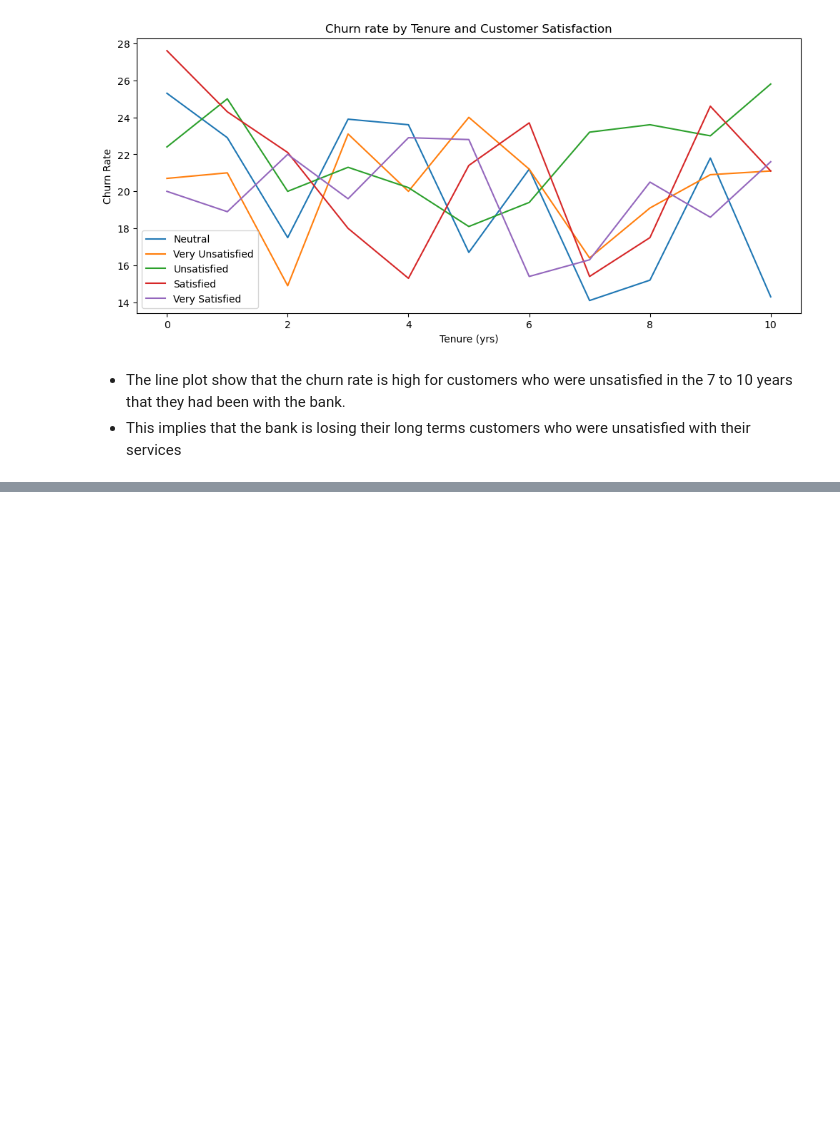
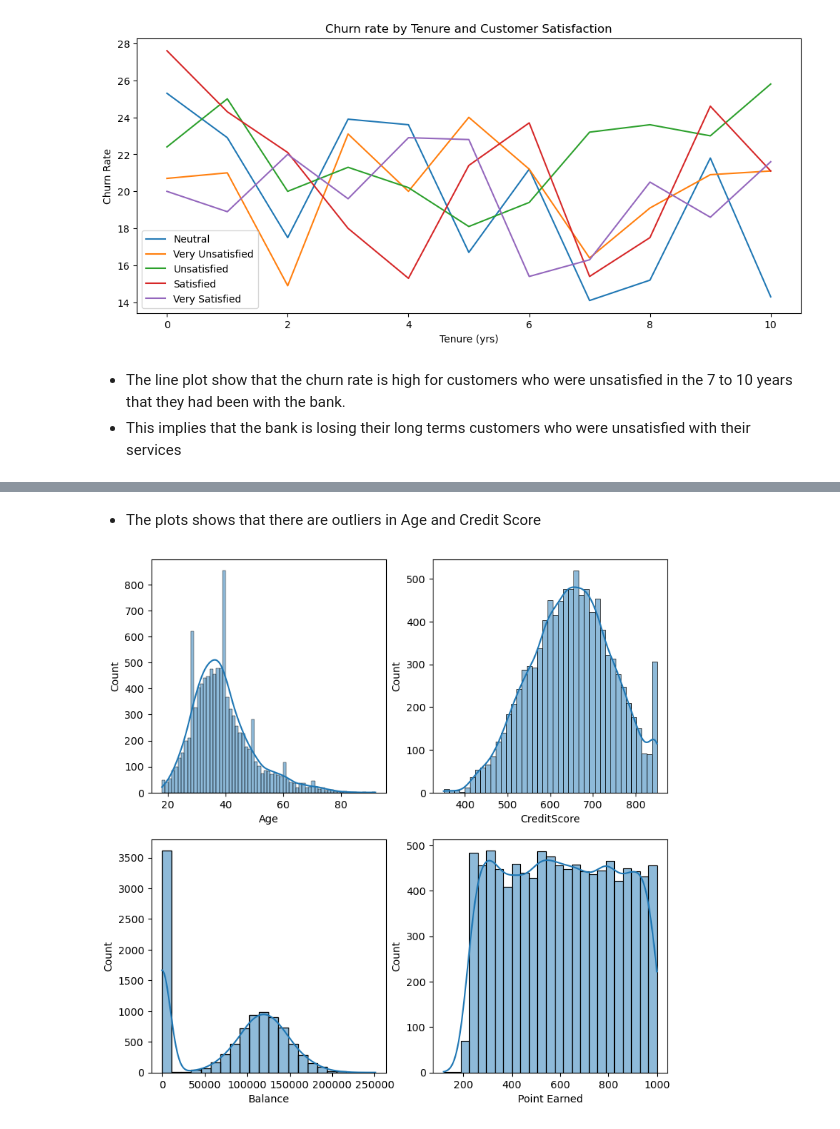
Before and after one commit to valezenwanne/Bank-Customer-Churn-Prediction, a Jupyter notebook: Bank Customer Churn Prediction.ipynb, the cells around one changed output, grey strips where cells are left out. Cells and saved outputs as stored; diff of their text form; code cells hidden in the pictures; blank space fills up the shorter version.

```diff
--- a/Bank Customer Churn Prediction.ipynb
+++ b/Bank Customer Churn Prediction.ipynb
@@ -1472,0 +1529,16 @@ plt.show()
+# %% [markdown]
+- The plots shows that there are outliers in Age and Credit Score
+# %%
+#plotting a histogram of the numerical variables
+
+fig, ax = plt.subplots(2, 2, figsize=[9,9])
+
+
+sns.histplot(df2['Age'], ax=ax[0,0], kde=True)
+sns.histplot(df2['CreditScore'], ax=ax[0,1], kde=True)
+sns.histplot(df2['Balance'], ax=ax[1,0], kde=True)
+sns.histplot(df2['Point Earned'], ax=ax[1,1], kde=True)
+
+plt.show()
+# %% [output]
+[figure, added]
```
Also changed, not shown: parts of 46 cells of this notebook.
